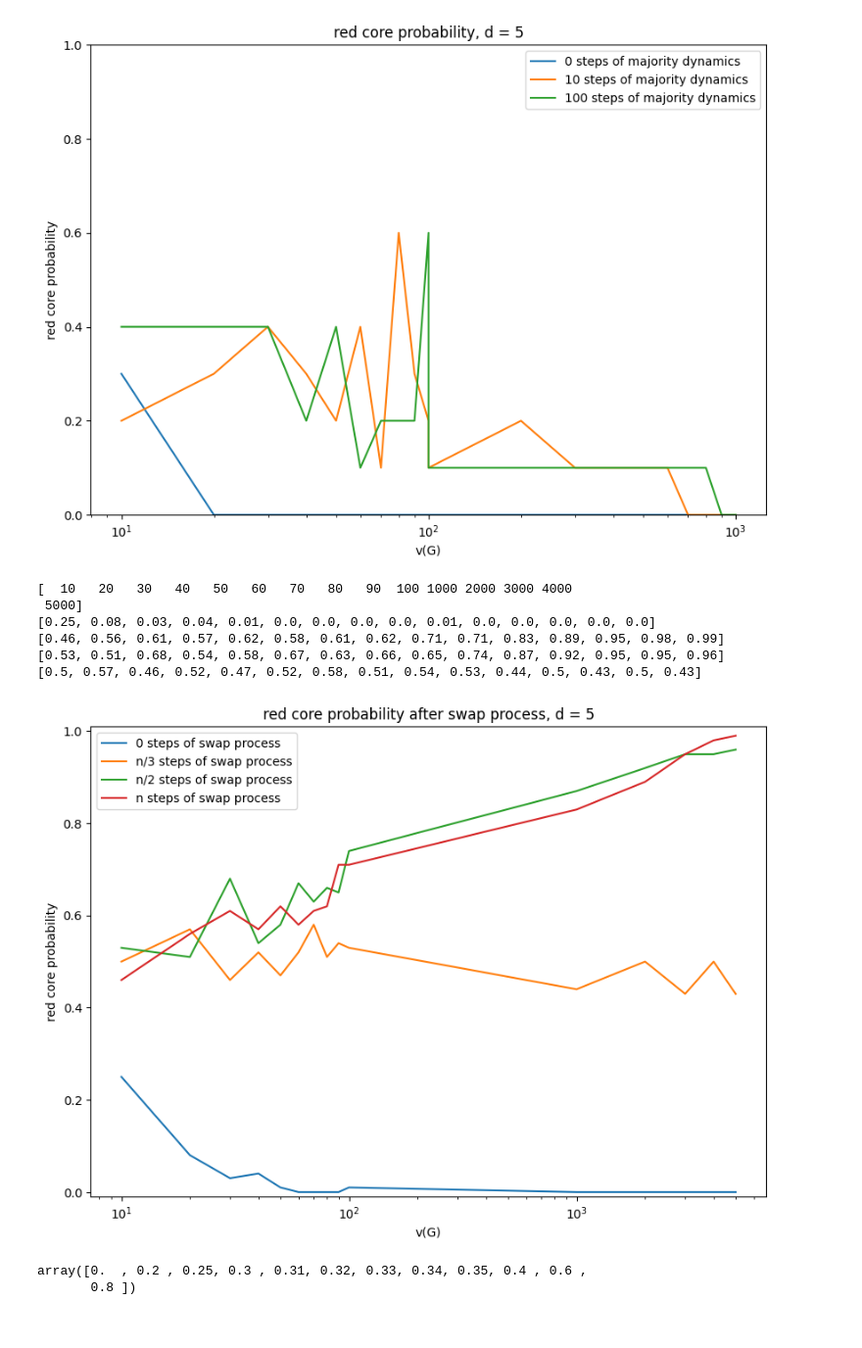
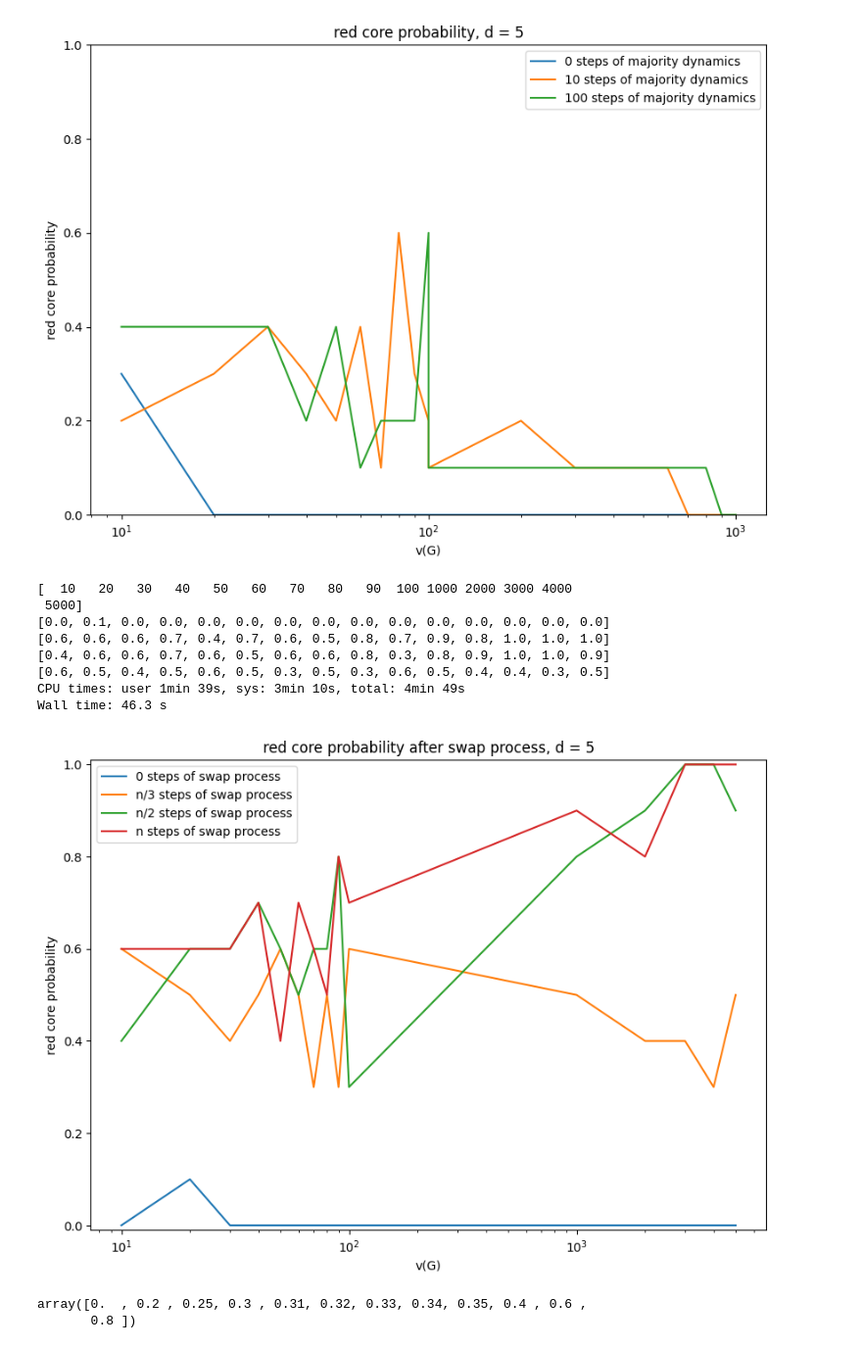
Before and after one commit to Paul566/internal-cuts, a Jupyter notebook: swap-processes.ipynb, the cells around one changed output. Shown at 98% size. Drawn from its saved outputs; the diff is of its cells as text; code cells hidden in the pictures.

```diff
--- a/swap-processes.ipynb
+++ b/swap-processes.ipynb
@@ -207,6 +207,8 @@ plt.savefig(f'proba_red_core_{d}.png')
 [0.4, 0.4, 0.4, 0.2, 0.4, 0.1, 0.2, 0.2, 0.2, 0.6, 0.1, 0.1, 0.1, 0.1, 0.1, 0.1, 0.1, 0.1, 0.0, 0.0]
 [figure]
 # %%
+%%time
+
 d = 5
 # sizes = np.arange(10, 101, 10).astype(int)
 sizes = np.hstack((np.arange(10, 101, 10), np.arange(1000, 5001, 1000)))
@@ -215,40 +217,42 @@ probas_0 = []
 probas_1 = []
 probas_3 = []
 probas_2 = []
-num_tests = 100
+num_tests = 10
 
 for size in tqdm(sizes):
     probas_0.append(swap_core_probability(d, size, 0 * size, num_tests, silent=True))
     probas_1.append(swap_core_probability(d, size, 1 * size, num_tests, silent=True))
     probas_3.append(swap_core_probability(d, size, size // 3, num_tests, silent=True))
     probas_2.append(swap_core_probability(d, size, size // 2, num_tests, silent=True))
 
 print(sizes)
 print(probas_0)
 print(probas_1)
 print(probas_2)
 print(probas_3)
 
 plt.figure(figsize=(10, 7))
 plt.ylim(-0.01, 1.01)
 plt.xlabel('v(G)')
 plt.ylabel('red core probability')
 plt.xscale('log')
 plt.plot(sizes, probas_0, label='0 steps of swap process')
 plt.plot(sizes, probas_3, label='n/3 steps of swap process')
 plt.plot(sizes, probas_2, label='n/2 steps of swap process')
 plt.plot(sizes, probas_1, label='n steps of swap process')
 plt.title(f'red core probability after swap process, d = {d}')
 plt.legend();
 plt.savefig(f'proba_red_core_swap{d}.png')
 # %% [output]
 [  10   20   30   40   50   60   70   80   90  100 1000 2000 3000 4000
  5000]
-[0.25, 0.08, 0.03, 0.04, 0.01, 0.0, 0.0, 0.0, 0.0, 0.01, 0.0, 0.0, 0.0, 0.0, 0.0]
-[0.46, 0.56, 0.61, 0.57, 0.62, 0.58, 0.61, 0.62, 0.71, 0.71, 0.83, 0.89, 0.95, 0.98, 0.99]
-[0.53, 0.51, 0.68, 0.54, 0.58, 0.67, 0.63, 0.66, 0.65, 0.74, 0.87, 0.92, 0.95, 0.95, 0.96]
-[0.5, 0.57, 0.46, 0.52, 0.47, 0.52, 0.58, 0.51, 0.54, 0.53, 0.44, 0.5, 0.43, 0.5, 0.43]
+[0.0, 0.1, 0.0, 0.0, 0.0, 0.0, 0.0, 0.0, 0.0, 0.0, 0.0, 0.0, 0.0, 0.0, 0.0]
+[0.6, 0.6, 0.6, 0.7, 0.4, 0.7, 0.6, 0.5, 0.8, 0.7, 0.9, 0.8, 1.0, 1.0, 1.0]
+[0.4, 0.6, 0.6, 0.7, 0.6, 0.5, 0.6, 0.6, 0.8, 0.3, 0.8, 0.9, 1.0, 1.0, 0.9]
+[0.6, 0.5, 0.4, 0.5, 0.6, 0.5, 0.3, 0.5, 0.3, 0.6, 0.5, 0.4, 0.4, 0.3, 0.5]
+CPU times: user 1min 39s, sys: 3min 10s, total: 4min 49s
+Wall time: 46.3 s
-[figure, old version]
+[figure, new version]
 # %%
 np.sort(np.hstack((np.arange(0, 1, 0.2), np.arange(0.25, 0.39, 0.05), np.arange(0.31, 0.35, 0.01))))
 # %% [output]
```
Also changed, not shown: parts of 40 cells of this notebook, 17 other files.
